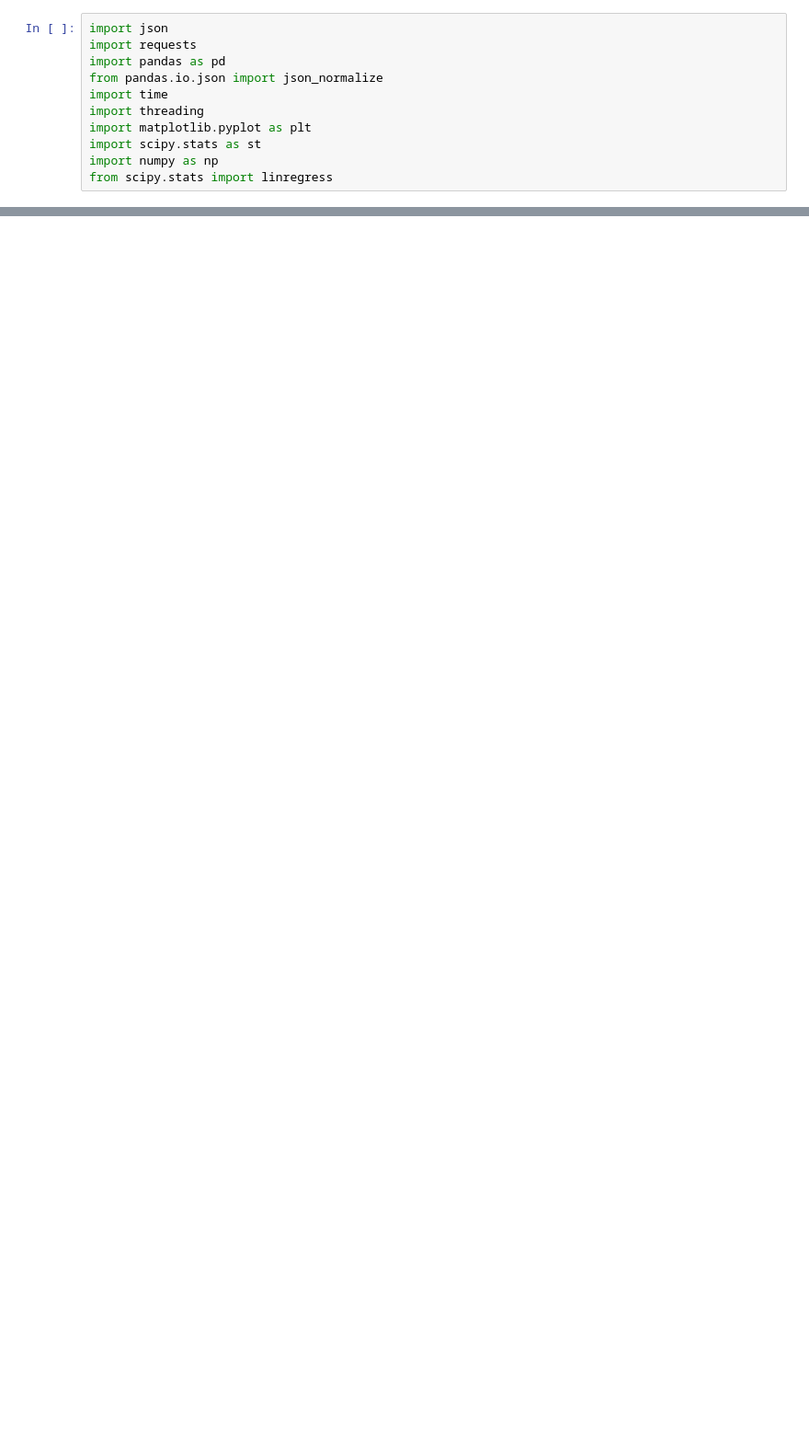
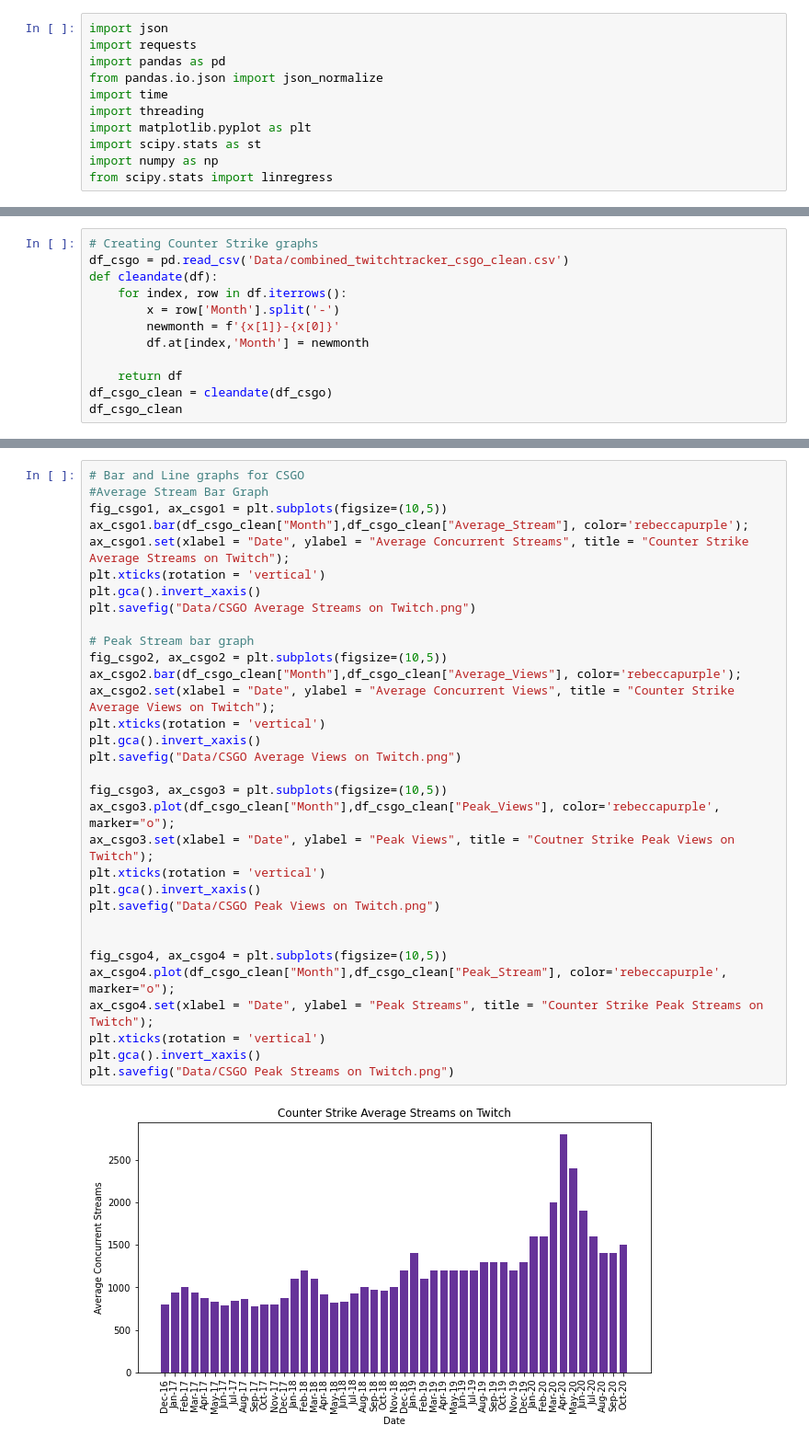
Before and after one commit to asoemardy/great-gaming-googlers, a Jupyter notebook: Twitch Tracker Graphs.ipynb, the cells around one changed output, grey strips where cells are left out. Shown at 92% size. Saved outputs shown, nothing was run; the diff lists cells and outputs as text; blank space fills up the shorter version.

```diff
--- a/Twitch Tracker Graphs.ipynb
+++ b/Twitch Tracker Graphs.ipynb
@@ -153,0 +151,12 @@ df_fortnite
+# %%
+# Creating Counter Strike graphs
+df_csgo = pd.read_csv('Data/combined_twitchtracker_csgo_clean.csv')
+def cleandate(df):
+    for index, row in df.iterrows():
+        x = row['Month'].split('-')
+        newmonth = f'{x[1]}-{x[0]}'
+        df.at[index,'Month'] = newmonth
+
+    return df
+df_csgo_clean = cleandate(df_csgo)
+df_csgo_clean
@@ -153,0 +181,34 @@ df_fortnite
+# %%
+# Bar and Line graphs for CSGO
+#Average Stream Bar Graph
+fig_csgo1, ax_csgo1 = plt.subplots(figsize=(10,5))
+ax_csgo1.bar(df_csgo_clean["Month"],df_csgo_clean["Average_Stream"], color='rebeccapurple');
+ax_csgo1.set(xlabel = "Date", ylabel = "Average Concurrent Streams", title = "Counter Strike Average Streams on Twitch");
+plt.xticks(rotation = 'vertical')
+plt.gca().invert_xaxis()
+plt.savefig("Data/CSGO Average Streams on Twitch.png")
+
+# Peak Stream bar graph
+fig_csgo2, ax_csgo2 = plt.subplots(figsize=(10,5))
+ax_csgo2.bar(df_csgo_clean["Month"],df_csgo_clean["Average_Views"], color='rebeccapurple');
+ax_csgo2.set(xlabel = "Date", ylabel = "Average Concurrent Views", title = "Counter Strike Average Views on Twitch");
+plt.xticks(rotation = 'vertical')
+plt.gca().invert_xaxis()
+plt.savefig("Data/CSGO Average Views on Twitch.png")
+
+fig_csgo3, ax_csgo3 = plt.subplots(figsize=(10,5))
+ax_csgo3.plot(df_csgo_clean["Month"],df_csgo_clean["Peak_Views"], color='rebeccapurple', marker="o");
+ax_csgo3.set(xlabel = "Date", ylabel = "Peak Views", title = "Coutner Strike Peak Views on Twitch");
+plt.xticks(rotation = 'vertical')
+plt.gca().invert_xaxis()
+plt.savefig("Data/CSGO Peak Views on Twitch.png")
+
+
+fig_csgo4, ax_csgo4 = plt.subplots(figsize=(10,5))
+ax_csgo4.plot(df_csgo_clean["Month"],df_csgo_clean["Peak_Stream"], color='rebeccapurple', marker="o");
+ax_csgo4.set(xlabel = "Date", ylabel = "Peak Streams", title = "Counter Strike Peak Streams on Twitch");
+plt.xticks(rotation = 'vertical')
+plt.gca().invert_xaxis()
+plt.savefig("Data/CSGO Peak Streams on Twitch.png")
+# %% [output]
+[figure, added]
```
Also changed, not shown: parts of 20 cells of this notebook, 41 other files.
